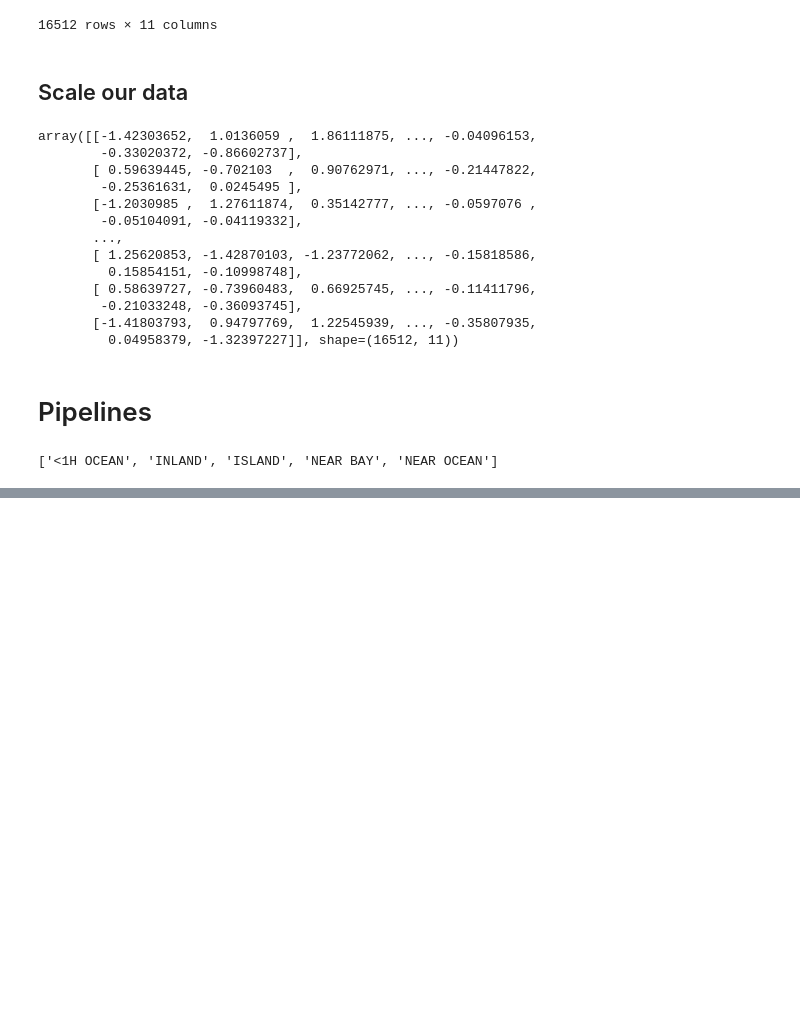
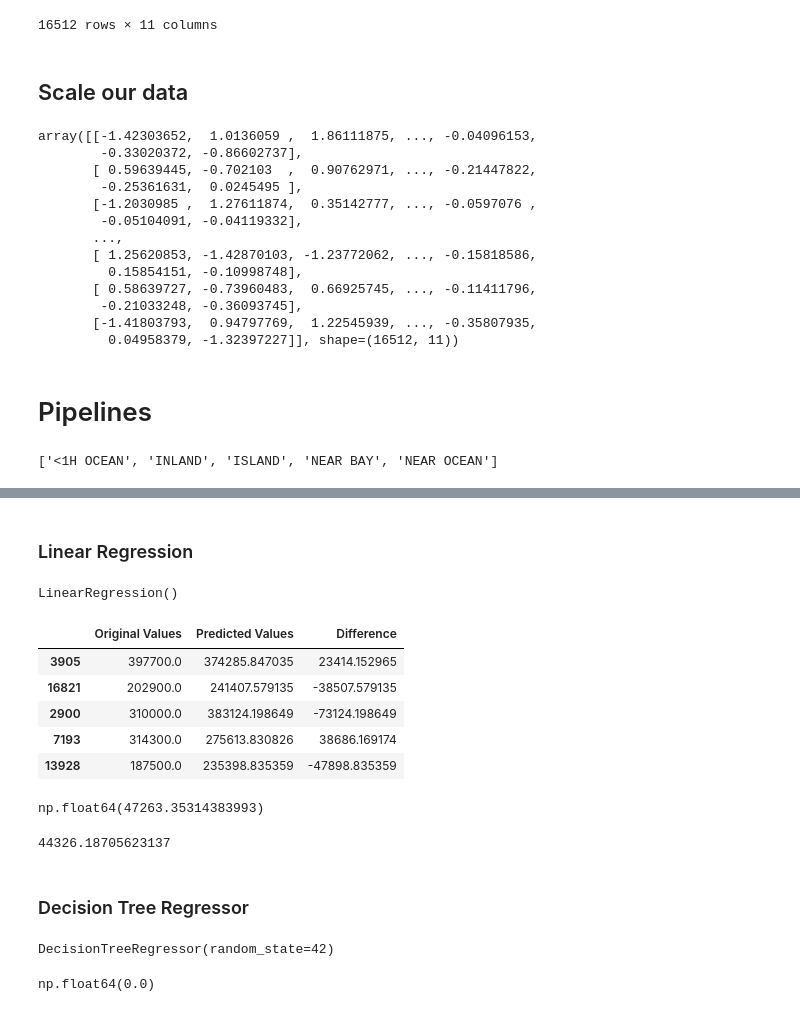
Before and after one commit to IAU-Rathnayake/AI-and-Machine-learning, a Jupyter notebook: end-to-end.ipynb, the cells around one changed output, grey strips where cells are left out. Cells and saved outputs as stored; diff of their text form; code cells hidden in the pictures; blank space fills up the shorter version.

```diff
--- a/end-to-end.ipynb
+++ b/end-to-end.ipynb
@@ -487,0 +497,3 @@ cat_encoder.categories_[0].tolist()
+# %%
+train_data, train_labels, features = data_transformation(strat_train_set)
+train_data
@@ -487,0 +533,3 @@ cat_encoder.categories_[0].tolist()
+# %%
+test_data, test_labels, features = data_transformation(strat_test_set)
+test_data
@@ -487,0 +550,60 @@ cat_encoder.categories_[0].tolist()
+# %% [markdown]
+### Linear Regression
+# %%
+from sklearn.linear_model import LinearRegression
+lin_reg = LinearRegression()
+lin_reg.fit(train_data, train_labels)
+# %% [output]
+LinearRegression()
+# %%
+#compare against some Test Data
+
+original_values = test_labels[:5]
+
+predicted_values = lin_reg.predict(test_data[:5])
+
+comparison_dataframe = pd.DataFrame({"Original Values": original_values, "Predicted Values": predicted_values})
+
+comparison_dataframe["Difference"] = comparison_dataframe["Original Values"] - comparison_dataframe["Predicted Values"]
+
+comparison_dataframe
+# %% [output]
+|  | Original Values | Predicted Values | Difference |
+| 3905 | 397700.0 | 374285.847035 | 23414.152965 |
+| 16821 | 202900.0 | 241407.579135 | -38507.579135 |
+| 2900 | 310000.0 | 383124.198649 | -73124.198649 |
+| 7193 | 314300.0 | 275613.830826 | 38686.169174 |
+| 13928 | 187500.0 | 235398.835359 | -47898.835359 |
+# %%
+from sklearn.metrics import mean_squared_error
+
+lin_mse = mean_squared_error(original_values, predicted_values)
+lin_rmse = np.sqrt(lin_mse)
+lin_rmse
+# %% [output]
+np.float64(47263.35314383993)
+# %%
+#Bring in the metrics
+
+from sklearn.metrics import mean_absolute_error
+
+lin_mae = mean_absolute_error(original_values, predicted_values)
+lin_mae
+# %% [output]
+44326.18705623137
+# %% [markdown]
+### Decision Tree Regressor
+# %%
+from sklearn.tree import DecisionTreeRegressor
+
+tree_reg = DecisionTreeRegressor(random_state=42)
+tree_reg.fit(train_data, train_labels)
+# %% [output]
+DecisionTreeRegressor(random_state=42)
+# %%
+train_predictions = tree_reg.predict(train_data)
+tree_mse = mean_squared_error(train_labels, train_predictions)
+tree_rmse = np.sqrt(tree_mse)
+tree_rmse
+# %% [output]
+np.float64(0.0)
```
Also changed, not shown: parts of 28 cells of this notebook.
